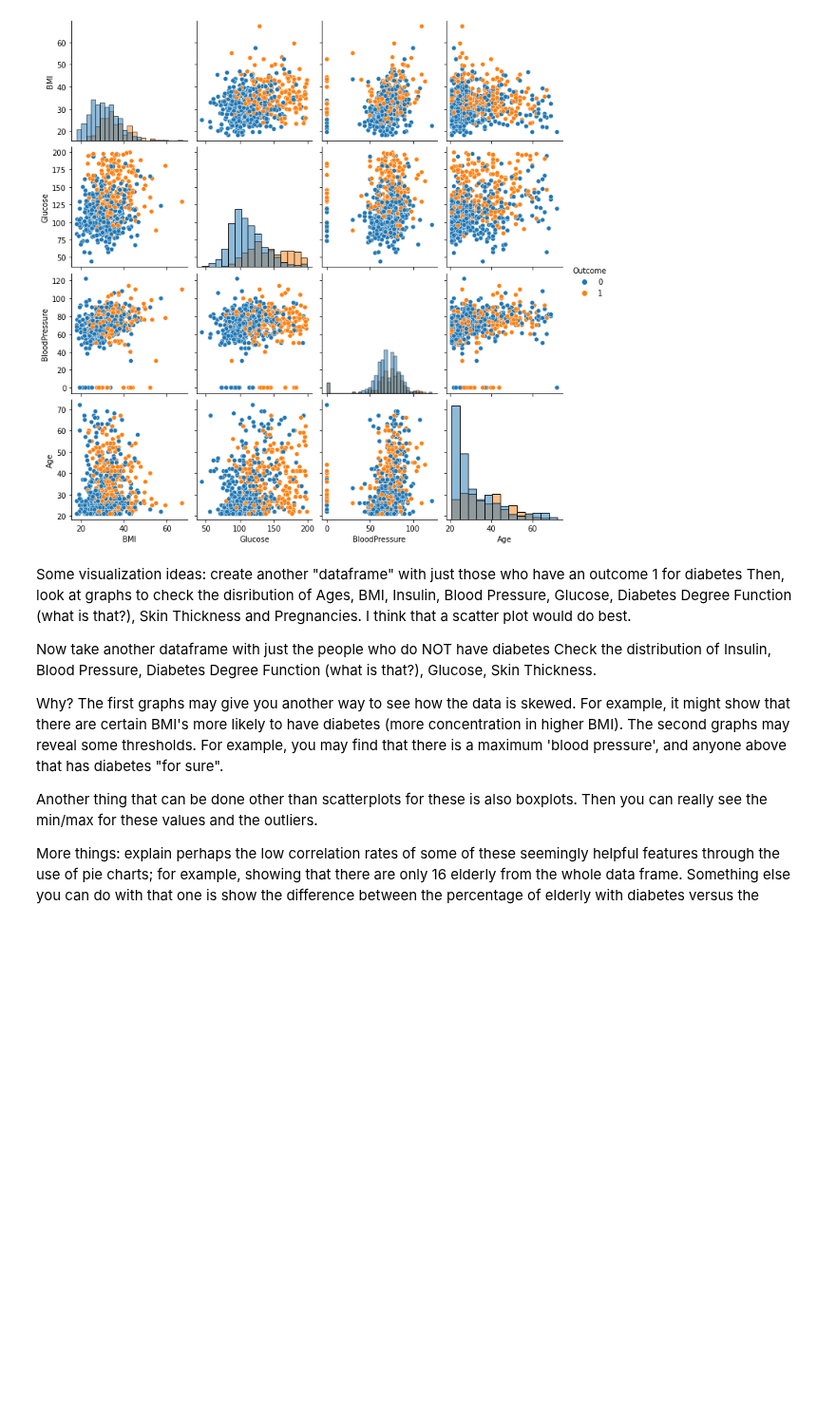
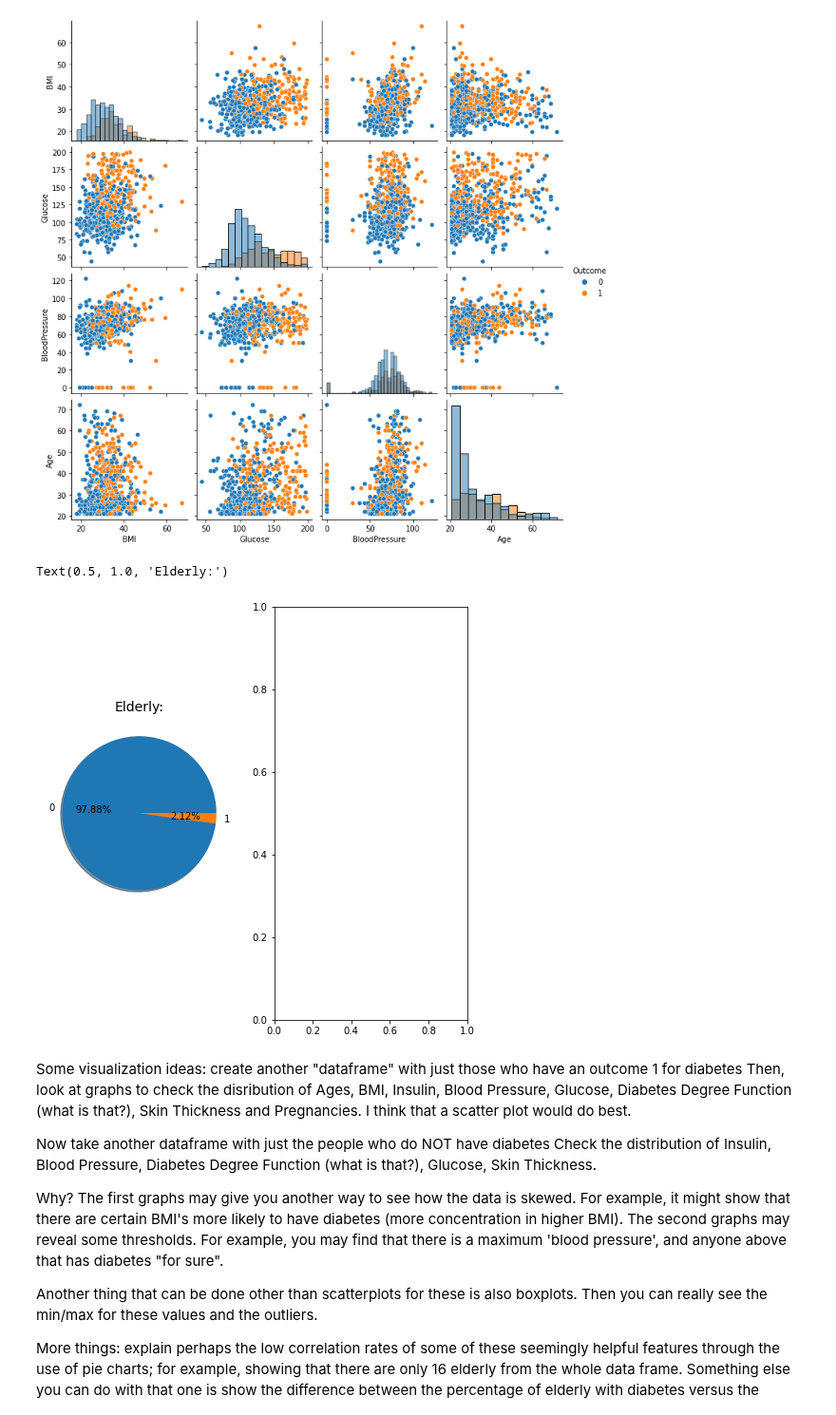
Before and after one commit to Aviost111/Diabetes_Predictions, a Jupyter notebook: Visualization.ipynb, the cells around one changed output. Shown at 95% size. Cells and saved outputs as stored; diff of their text form; code cells hidden in the pictures; blank space fills up the shorter version.

```diff
--- a/Visualization.ipynb
+++ b/Visualization.ipynb
@@ -54,6 +66,23 @@ sns.pairplot(df[['Outcome','BMI','Glucose','BloodPressure','Age']],hue='Outcome'
 # %% [output]
 <seaborn.axisgrid.PairGrid at 0x...>
 [figure]
+# %%
+#as we can see making this column wasnt so helpful
+fig, ax = plt.subplots(1,2, figsize = (8,8))
+(ax1, ax2) = ax
+
+labels = df['Elderly'].value_counts().index.tolist()
+values = df['Elderly'].value_counts().tolist()
+ax1.pie(x=values, labels=labels, autopct="%1.2f%%", shadow=True)
+ax1.set_title("Elderly:", fontdict={'fontsize': 14})
+
+labels = df['Elderly'].value_counts().index.tolist()
+values = df['Elderly'].value_counts().tolist()
+ax1.pie(x=values, labels=labels, autopct="%1.2f%%", shadow=True)
+ax1.set_title("Elderly:", fontdict={'fontsize': 14})
+# %% [output]
+Text(0.5, 1.0, 'Elderly:')
+[figure, added]
 # %% [markdown]
 Some visualization ideas: create another "dataframe" with just those who have an outcome 1 for diabetes
 Then, look at graphs to check the disribution of Ages, BMI, Insulin, Blood Pressure, Glucose, Diabetes Degree Function (what is that?), Skin Thickness and Pregnancies. I think that a scatter plot would do best.
```
Also changed, not shown: parts of 2 cells of this notebook.
